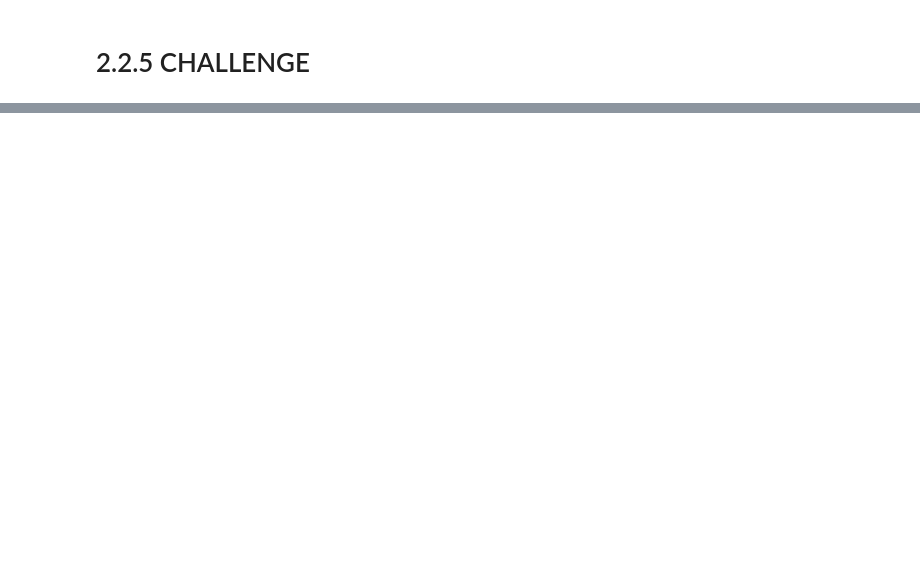
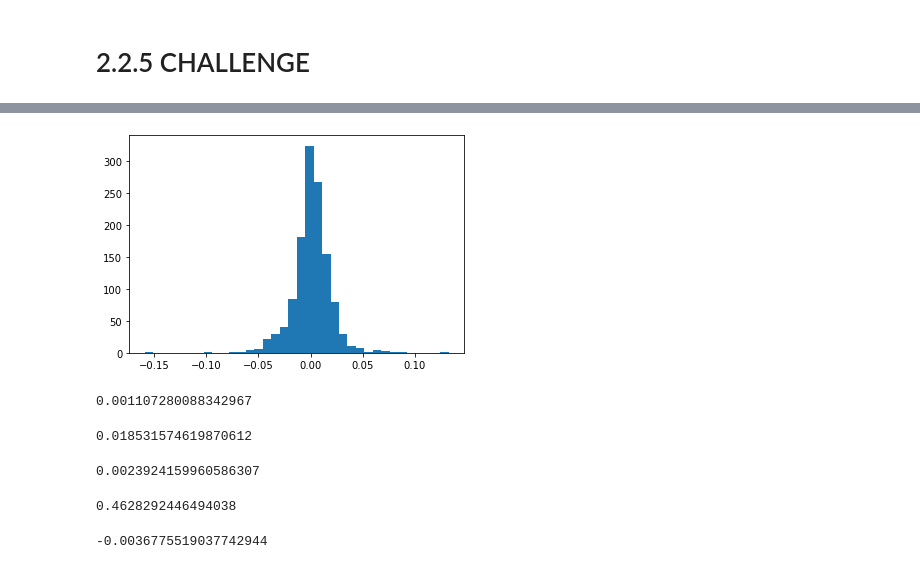
Before and after one commit to myrosandrade89/IA95022, a Jupyter notebook: Statistics/Workshop2/Workshop2.ipynb, the cells around one changed output, grey strips where cells are left out. Saved outputs shown, nothing was run; the diff lists cells and outputs as text; code cells hidden in the pictures; blank space fills up the shorter version.

```diff
--- a/Statistics/Workshop2/Workshop2.ipynb
+++ b/Statistics/Workshop2/Workshop2.ipynb
@@ -197,0 +255,4 @@ plt.show()
+# %%
+# Collecting the real data from returns of MSFT from July 2019 until July 2022
+MSFT = pdr.get_data_yahoo("MSFT", start = "2017-07-01", end = "2022-06-30", interval = "d")
+MSFT
@@ -197,0 +276,39 @@ plt.show()
+# %%
+# Calculating the daily cc returns
+MSFT["r"] = (np.log(MSFT["Adj Close"]) - np.log(MSFT["Adj Close"].shift(1)))
+# %%
+# Plotting the cc returns
+plt.hist(MSFT['r'], bins=36)
+plt.show()
+# %% [output]
+[figure, added]
+# %%
+# We calculate the mean
+MSFT_mean = MSFT['r'].mean()
+MSFT_mean
+# %% [output]
+0.001107280088342967
+# %%
+# Calculate the std
+MSFT_std = MSFT['r'].std()
+MSFT_std
+# %% [output]
+0.018531574619870612
+# %%
+# Calculate the grouped std
+MSFT_std_grouped = MSFT_std / math.sqrt(60)
+MSFT_std_grouped
+# %% [output]
+0.0023924159960586307
+# %%
+# Calculating the t-statistic
+t_statistic = (MSFT_mean - 0) / MSFT_std_grouped
+t_statistic
+# %% [output]
+0.4628292446494038
+# %%
+# min(95% C.I.)
+MIN_CI = MSFT_mean - 2 * (MSFT_std_grouped)
+MIN_CI
+# %% [output]
+-0.0036775519037742944
```
Also changed, not shown: parts of 43 cells of this notebook, 4 other files.
